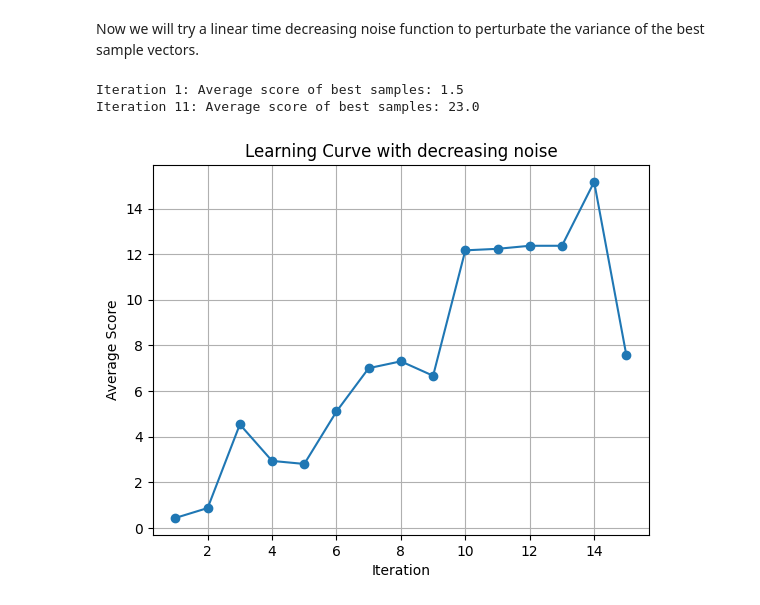
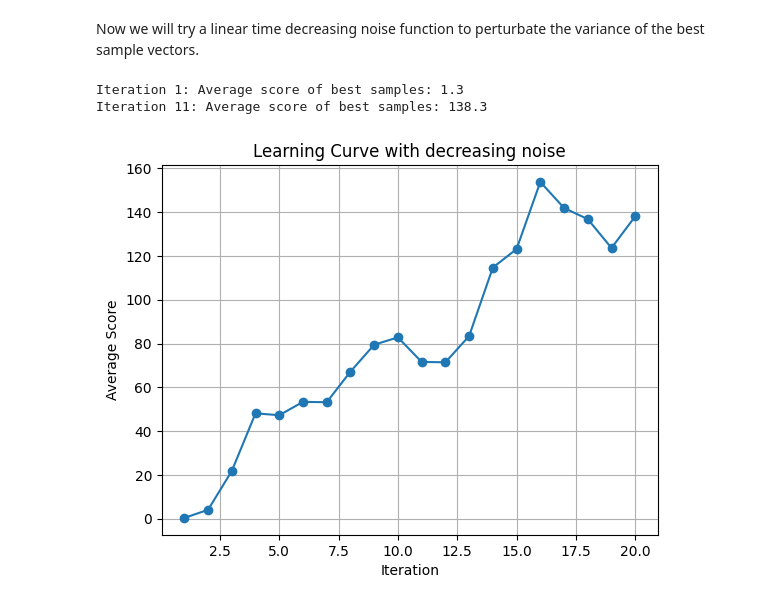
Before and after one commit to yassprogramme/learning_tetris, a Jupyter notebook: Optimization.ipynb, the cells around one changed output. Cells and saved outputs as stored; diff of their text form; code cells hidden in the pictures.

Commit message:
check decr noise performance

```diff
--- a/Optimization.ipynb
+++ b/Optimization.ipynb
@@ -209,7 +209,7 @@ def  decr_NCE (iterations=15,N=100,rho=0.1,a=0,b=1):
 
     # Compute the learning curve with the mean weights of the new distribution
     # Play num_games games with these mean weights and record the scores
-    with concurrent.futures.ProcessPoolExecutor(max_workers=9) as executor:
+    with concurrent.futures.ProcessPoolExecutor(max_workers=11) as executor:
        future_games = [executor.submit(simulation, w) for _ in range(num_games)]
        game_scores = [future.result() for future in concurrent.futures.as_completed(future_games)]
 
@@ -220,13 +220,13 @@ def  decr_NCE (iterations=15,N=100,rho=0.1,a=0,b=1):
         print("Iteration {}: Average score of best samples: {}".format(t+1, np.mean(scores[best_samples_indices])))
   return ((learning_curve))
 # %%
-plt.plot(range(1, 16),decr_NCE (15,100,0.1,5,10), marker='o')
+plt.plot(range(1, 21),decr_NCE (20,100,0.1,5,10), marker='o')
 plt.xlabel('Iteration')
 plt.ylabel('Average Score')
 plt.title('Learning Curve with decreasing noise')
 plt.grid(True)
 plt.show()
 # %% [output]
-Iteration 1: Average score of best samples: 1.5
-Iteration 11: Average score of best samples: 23.0
+Iteration 1: Average score of best samples: 1.3
+Iteration 11: Average score of best samples: 138.3
-[figure, old version]
+[figure, new version]
```
